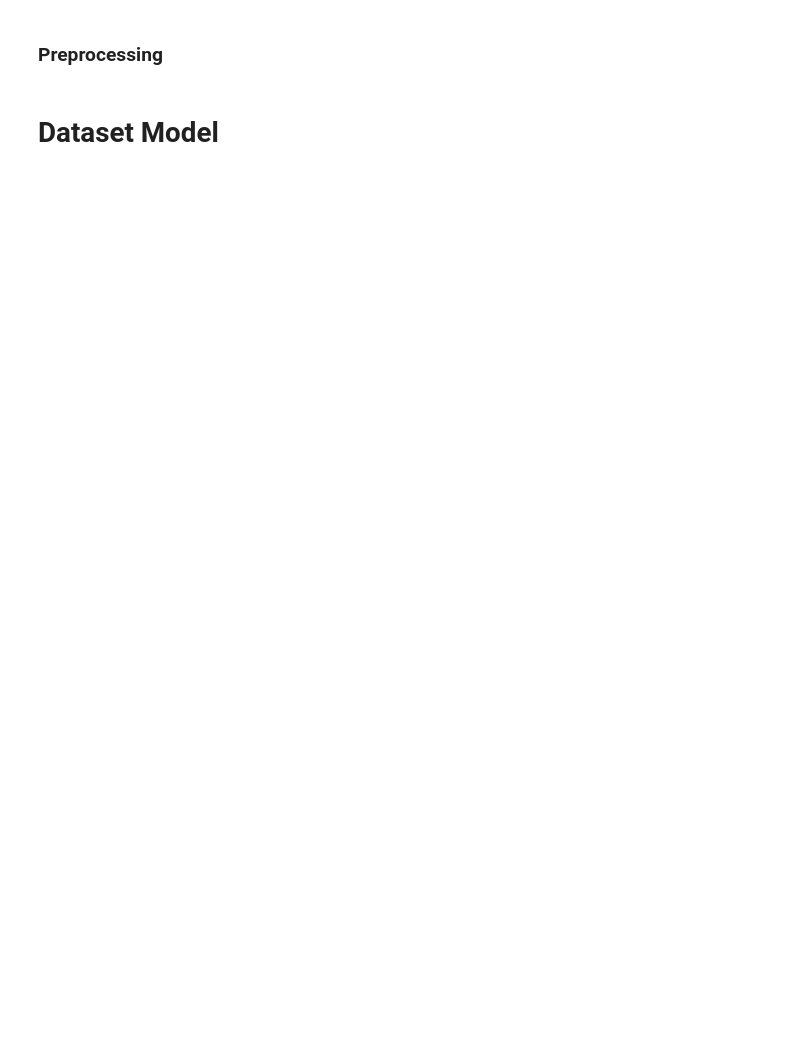
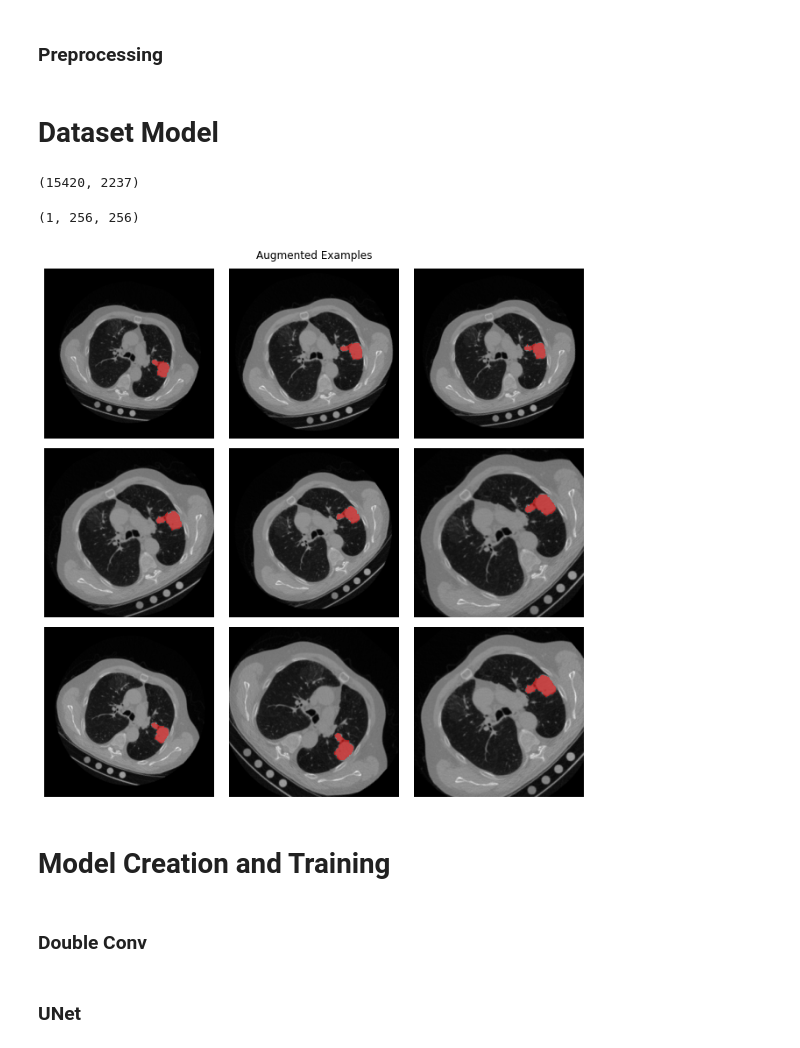
Before and after one commit to mohamedelhacen/Lung_Tumor_Segmentation_with_UNet_Pytorch, a Jupyter notebook: LungTumor_with_UNet.ipynb, the cells around one changed output. Cells and saved outputs as stored; diff of their text form; code cells hidden in the pictures; blank space fills up the shorter version.

Commit message:
dataset class

```diff
--- a/LungTumor_with_UNet.ipynb
+++ b/LungTumor_with_UNet.ipynb
@@ -111,5 +114,3 @@ for c, file_path in enumerate(tqdm(list(images_path.glob("lu*")))):
         np.save(current_label_path/str(i), mask)
 # %% [markdown]
 # Dataset Model
-# %%
-class LungTumorDataset(torch.utils.data.)
@@ -115,0 +167,40 @@ class LungTumorDataset(torch.utils.data.)
+# %%
+aug_seq = iaa.Sequential([
+        iaa.Affine(scale=(0.8, 1.2), rotate=(-45, 45)),
+#         iaa.ElasticTransformation()
+])
+
+train_path = saving_path/'train'
+val_path = saving_path/'val'
+# %%
+train_dataset = LungTumorDataset(train_path, aug_seq)
+val_dataset = LungTumorDataset(val_path, None)
+# %%
+len(train_dataset), len(val_dataset)
+# %% [output]
+(15420, 2237)
+# %%
+example = train_dataset[0]
+example[0].shape
+# %% [output]
+(1, 256, 256)
+# %%
+fig, axs = plt.subplots(3, 3, figsize=(9, 9))
+
+for i in range(3):
+    for j in range(3):
+        image, mask = train_dataset[5]
+        mask_ = np.ma.masked_where(mask==0, mask)
+
+        axs[i][j].imshow(np.rot90(image[0]), cmap='gray')
+        axs[i][j].imshow(np.rot90(mask_[0]), cmap='autumn', alpha=0.5)
+        axs[i][j].axis('off')
+
+plt.suptitle('Augmented Examples')
+plt.tight_layout()
+# %% [output]
+[figure, added]
+# %% [markdown]
+# Model Creation and Training
+# %% [markdown]
+### Double Conv
@@ -115,0 +221,2 @@ class LungTumorDataset(torch.utils.data.)
+# %% [markdown]
+### UNet
```
Also changed, not shown: parts of 6 cells of this notebook.
